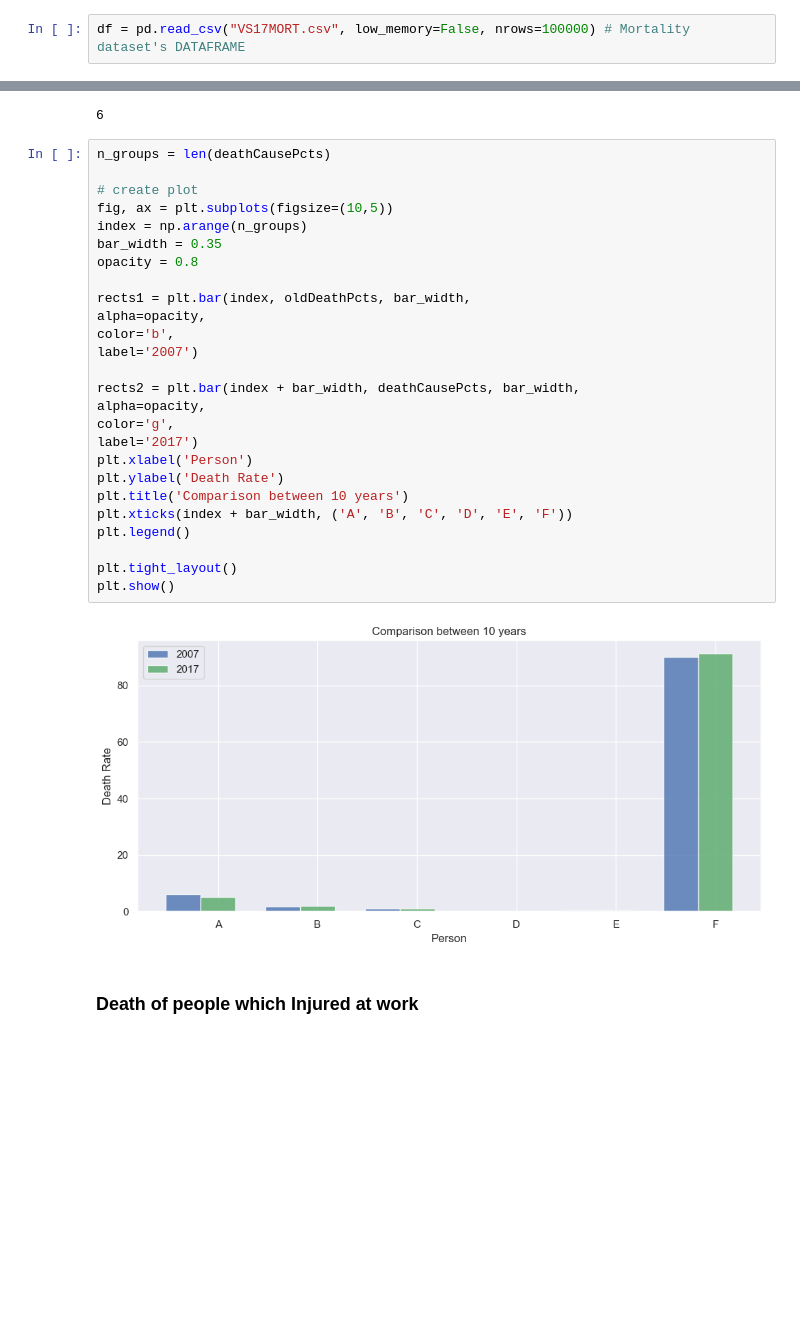
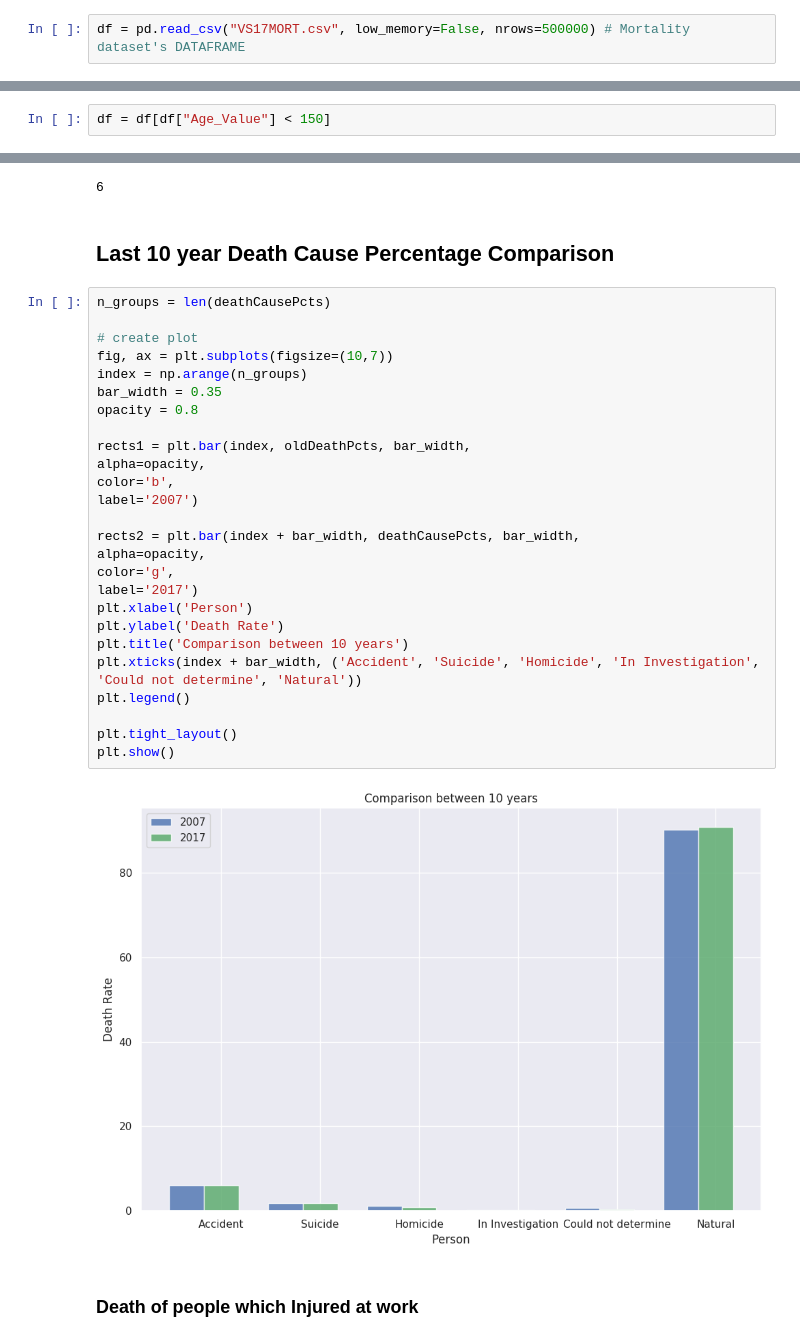
Before and after one commit to m-yasir/datascience-project, a Jupyter notebook: program.ipynb, the cells around one changed output, grey strips where cells are left out. Saved outputs shown, nothing was run; the diff lists cells and outputs as text; blank space fills up the shorter version.

Commit message:
Updated graphs, outlier handling, headings.

```diff
--- a/program.ipynb
+++ b/program.ipynb
@@ -27,7 +27,7 @@ import matplotlib.pyplot as plt
 # %% [markdown]
 ## Data Loading
 # %%
-df = pd.read_csv("VS17MORT.csv", low_memory=False, nrows=100000) # Mortality dataset's DATAFRAME
+df = pd.read_csv("VS17MORT.csv", low_memory=False, nrows=500000) # Mortality dataset's DATAFRAME
 # %%
 df.head(5)
 # %% [output]
@@ -99,6 +99,8 @@ Index(['Resident_Status', 'Education', 'Month_Of_Death', 'Sex', 'Age_Key',
        'Race_Imputation', 'Race_Recode_3', 'Race_Recode_5', 'Hispanic_Origin',
        'Hispanic_Origin_Recode'],
       dtype='object')
+# %%
+df = df[df["Age_Value"] < 150]
 # %%
 df["RA11"].value_counts()
 # %% [output]
@@ -573,34 +579,36 @@ Natural: 91%(old), 92%(current)
 len(deathCausePcts)
 # %% [output]
 6
+# %% [markdown]
+## Last 10 year Death Cause Percentage Comparison
 # %%
 n_groups = len(deathCausePcts)
 
 # create plot
-fig, ax = plt.subplots(figsize=(10,5))
+fig, ax = plt.subplots(figsize=(10,7))
 index = np.arange(n_groups)
 bar_width = 0.35
 opacity = 0.8
 
 rects1 = plt.bar(index, oldDeathPcts, bar_width,
 alpha=opacity,
 color='b',
 label='2007')
 
 rects2 = plt.bar(index + bar_width, deathCausePcts, bar_width,
 alpha=opacity,
 color='g',
 label='2017')
 plt.xlabel('Person')
 plt.ylabel('Death Rate')
 plt.title('Comparison between 10 years')
-plt.xticks(index + bar_width, ('A', 'B', 'C', 'D', 'E', 'F'))
+plt.xticks(index + bar_width, ('Accident', 'Suicide', 'Homicide', 'In Investigation', 'Could not determine', 'Natural'))
 plt.legend()
 
 plt.tight_layout()
 plt.show()
 # %% [output]
-[figure, old version]
+[figure, new version]
 # %% [markdown]
 ### Death of people which Injured at work
 # %%
```
Also changed, not shown: parts of 67 cells of this notebook.
